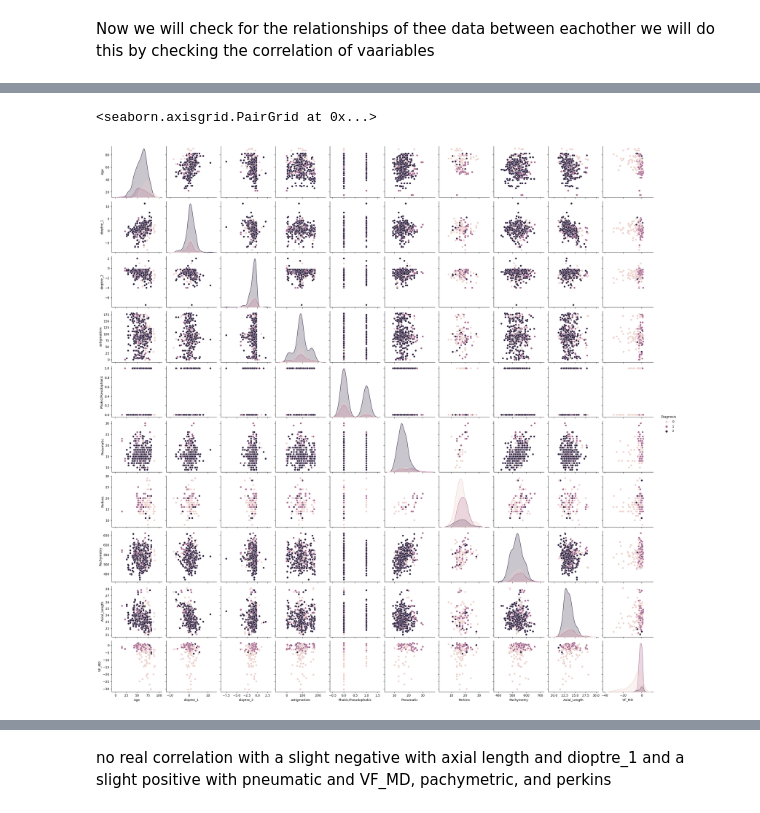
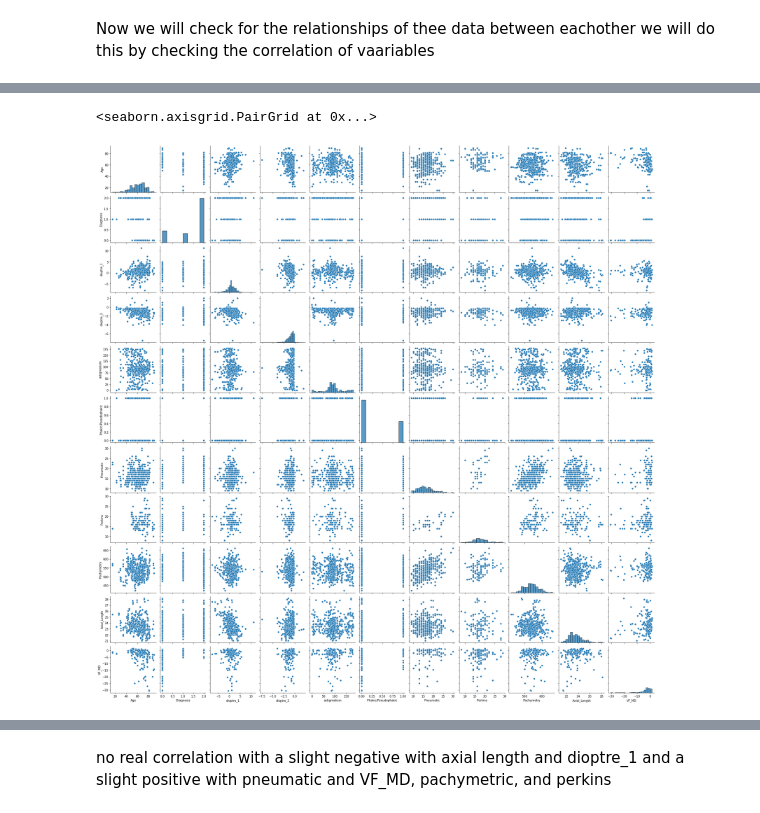
Before and after one commit to curranmaguire/data-Science-coursework, a Jupyter notebook: cgmj52_cleaner_part2.ipynb, the cells around one changed output, grey strips where cells are left out. Cells and saved outputs as stored; diff of their text form; code cells hidden in the pictures.

```diff
--- a/cgmj52_cleaner_part2.ipynb
+++ b/cgmj52_cleaner_part2.ipynb
@@ -222,8 +237,8 @@ we will do this by checking the correlation of vaariables
 # %%
-sns.pairplot(combined_df, hue="Diagnosis")
+sns.pairplot(combined_df)
 # %% [output]
 <seaborn.axisgrid.PairGrid at 0x...>
-[figure, old version]
+[figure, new version]
 # %%
 sns.heatmap(combined_df.loc[:,['Diagnosis','dioptre_1', 'dioptre_2','astigmatism','Phakic/Pseudophakic', 'Pneumatic', 'Perkins',
        'Pachymetry', 'Axial_Length', 'VF_MD']].corr(), annot= True, cmap= 'coolwarm')
```
Also changed, not shown: parts of 7 cells of this notebook, 48 other files.
